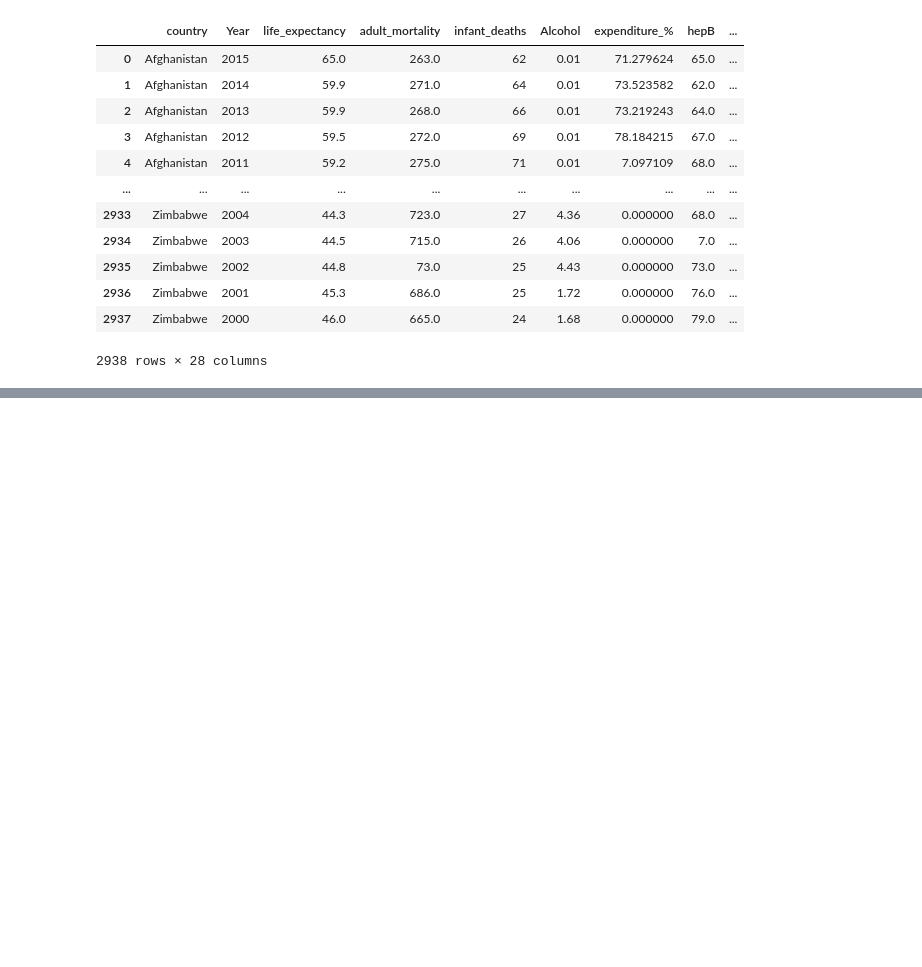
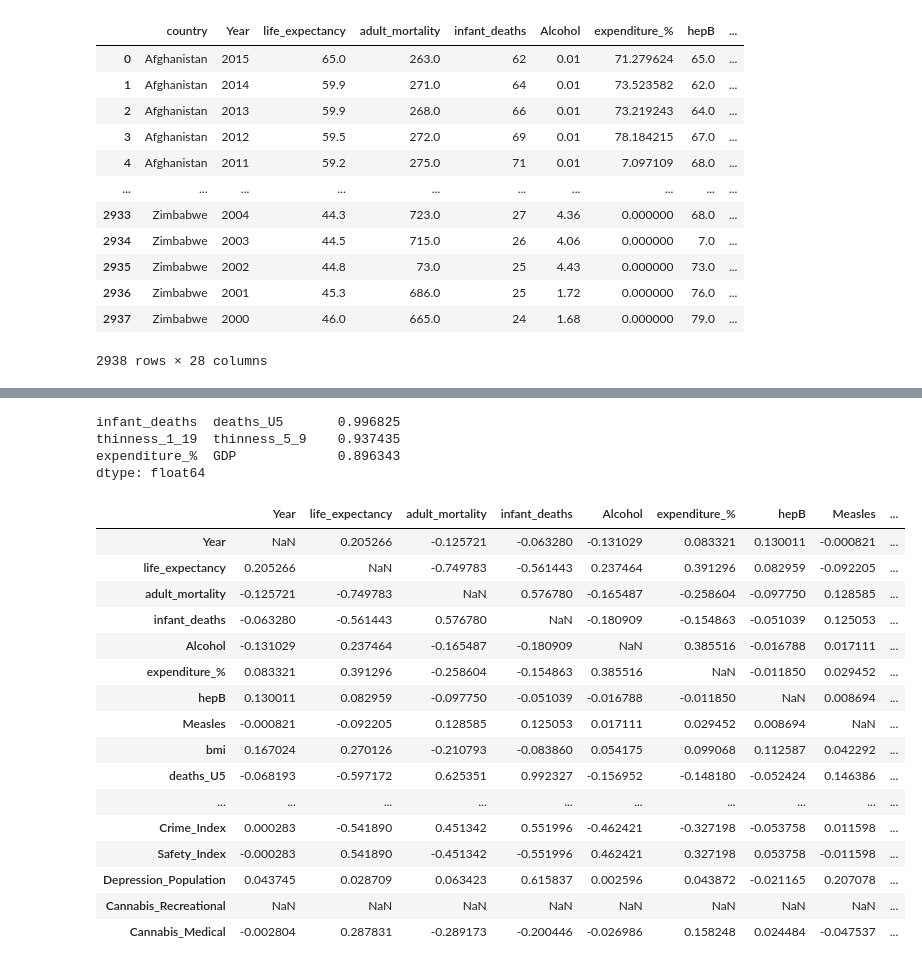
Before and after one commit to MihirKungulwar/Life_Expectancy, a Jupyter notebook: Group_2_MSIS2507 _1114.ipynb, the cells around one changed output, grey strips where cells are left out. Saved outputs shown, nothing was run; the diff lists cells and outputs as text; code cells hidden in the pictures; blank space fills up the shorter version.

```diff
--- a/Group_2_MSIS2507 _1114.ipynb
+++ b/Group_2_MSIS2507 _1114.ipynb
@@ -325,0 +373,31 @@ life_expectancy.head()
+# %%
+cor[cor<1].stack().nlargest(6)[::2]
+# %% [output]
+infant_deaths  deaths_U5       0.996825
+thinness_1_19  thinness_5_9    0.937435
+expenditure_%  GDP             0.896343
+dtype: float64
+# %%
+CanR = life_expectancy[life_expectancy.Cannabis_Recreational == 1]
+# %%
+CanRcor = CanR.corr()
+# %%
+CanRcor[cor<1]
+# %% [output]
+|  | Year | life_expectancy | adult_mortality | infant_deaths | Alcohol | expenditure_% | hepB | Measles | ... |
+| Year | NaN | 0.205266 | -0.125721 | -0.063280 | -0.131029 | 0.083321 | 0.130011 | -0.000821 | ... |
+| life_expectancy | 0.205266 | NaN | -0.749783 | -0.561443 | 0.237464 | 0.391296 | 0.082959 | -0.092205 | ... |
+| adult_mortality | -0.125721 | -0.749783 | NaN | 0.576780 | -0.165487 | -0.258604 | -0.097750 | 0.128585 | ... |
+| infant_deaths | -0.063280 | -0.561443 | 0.576780 | NaN | -0.180909 | -0.154863 | -0.051039 | 0.125053 | ... |
+| Alcohol | -0.131029 | 0.237464 | -0.165487 | -0.180909 | NaN | 0.385516 | -0.016788 | 0.017111 | ... |
+| expenditure_% | 0.083321 | 0.391296 | -0.258604 | -0.154863 | 0.385516 | NaN | -0.011850 | 0.029452 | ... |
+| hepB | 0.130011 | 0.082959 | -0.097750 | -0.051039 | -0.016788 | -0.011850 | NaN | 0.008694 | ... |
+| Measles | -0.000821 | -0.092205 | 0.128585 | 0.125053 | 0.017111 | 0.029452 | 0.008694 | NaN | ... |
+| bmi | 0.167024 | 0.270126 | -0.210793 | -0.083860 | 0.054175 | 0.099068 | 0.112587 | 0.042292 | ... |
+| deaths_U5 | -0.068193 | -0.597172 | 0.625351 | 0.992327 | -0.156952 | -0.148180 | -0.052424 | 0.146386 | ... |
+| ... | ... | ... | ... | ... | ... | ... | ... | ... | ... |
+| Crime_Index | 0.000283 | -0.541890 | 0.451342 | 0.551996 | -0.462421 | -0.327198 | -0.053758 | 0.011598 | ... |
+| Safety_Index | -0.000283 | 0.541890 | -0.451342 | -0.551996 | 0.462421 | 0.327198 | 0.053758 | -0.011598 | ... |
+| Depression_Population | 0.043745 | 0.028709 | 0.063423 | 0.615837 | 0.002596 | 0.043872 | -0.021165 | 0.207078 | ... |
+| Cannabis_Recreational | NaN | NaN | NaN | NaN | NaN | NaN | NaN | NaN | ... |
+| Cannabis_Medical | -0.002804 | 0.287831 | -0.289173 | -0.200446 | -0.026986 | 0.158248 | 0.024484 | -0.047537 | ... |
```
Also changed, not shown: parts of 39 cells of this notebook.
